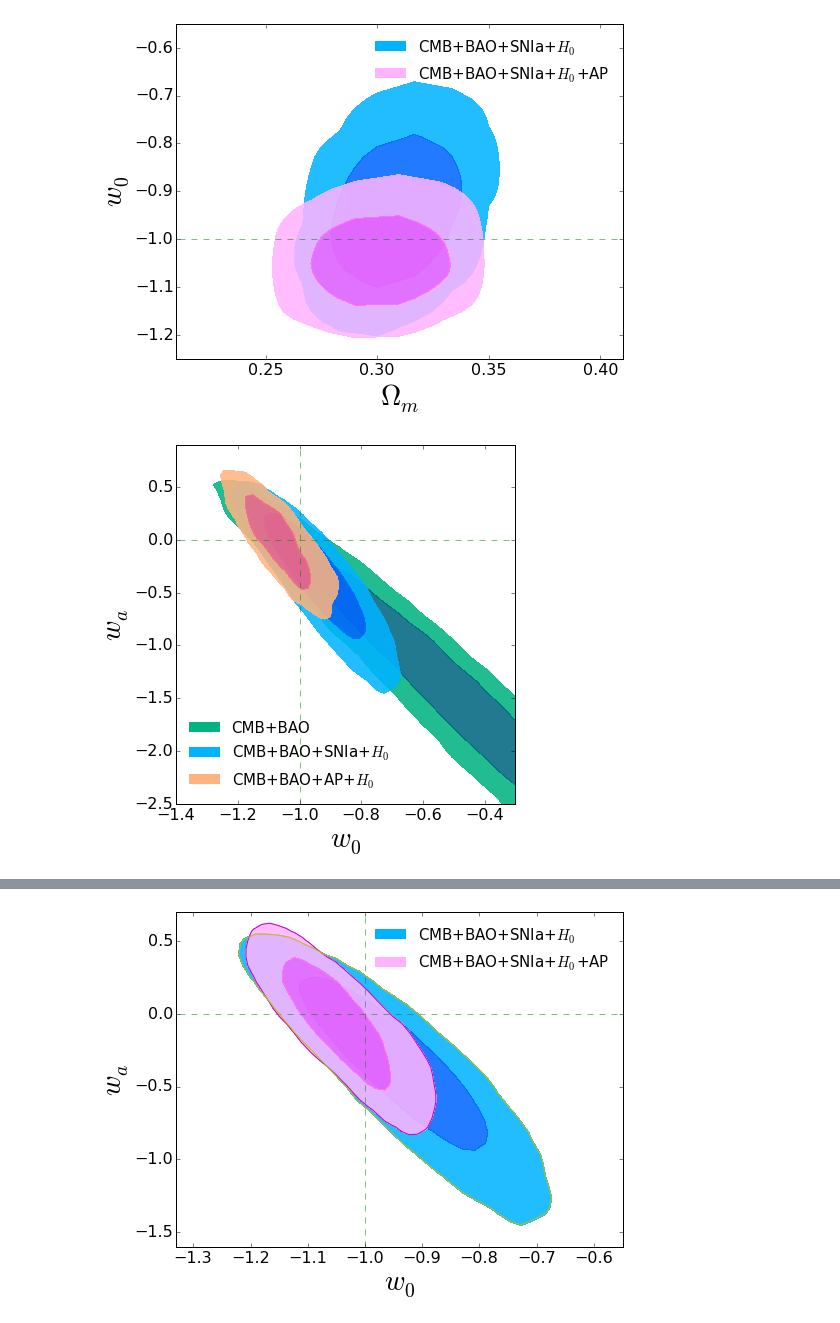
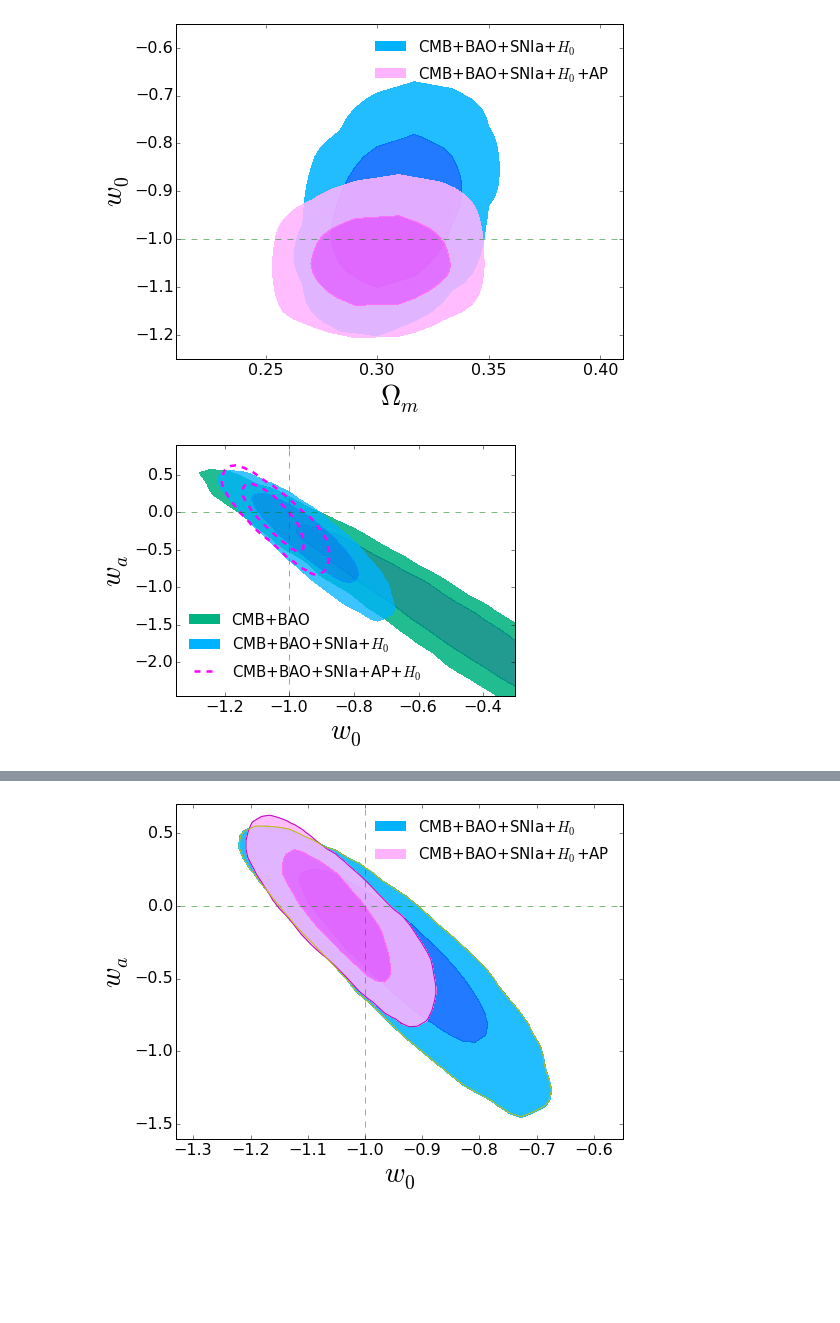
Before and after one commit to xiaodongli1986/2PCF_AP, a Jupyter notebook: 6.Plot_Contour_Draft.ipynb, the cells around one changed output, grey strips where cells are left out. Drawn from its saved outputs; the diff is of its cells as text; code cells hidden in the pictures; blank space fills up the shorter version.

```diff
--- a/6.Plot_Contour_Draft.ipynb
+++ b/6.Plot_Contour_Draft.ipynb
@@ -84,7 +84,8 @@ fig.savefig('./Draft/figCPL_a.'+figformat, format=figformat)
 # %%
 cosmomcdir = '/home/xiaodongli/software/cosmomcs/12Oct_generic/'
 
-fig, ax = figax(6,6)
+fig, ax = figax(6,4.5)
+
 
 if True:
     file1 = cosmomcdir+'plot_data/base_w_wa_plikHM_TTTEEE_lowTEB_BAO_simple'
@@ -95,12 +96,11 @@ if True:
     cnt0 = array([cnt[1], cnt[0]])
     cnt = array([cnt[1], cnt[0],cnt[0]/2,] )
     if True:
-        rlt1 = ax.contourf(X,Y,pts,cnt, colors=[[0,0.7,0.5],[0,0.4,0.5]], alpha=0.87,  linewidths=2,)
+        rlt1 = ax.contourf(X,Y,pts,cnt, colors=[[0,0.7,0.5],[0,0.55,0.5]], alpha=0.87,  linewidths=2,)
         ax.plot([-100,-100],[-100,-100], c= [0,0.7,0.5], label='CMB+BAO', lw=10)
     else:
         rlt1 = ax.contour(X,Y,pts,cnt0, colors=[[0,0.4,0.5],[0,0.4,0.5]],  alpha=0.5,linewidths=2,)
         ax.plot([-100,-100],[-100,-100], c= [0,0.4,0.5], label='CMB+BAO', alpha=0.5,lw=2,)
-
 
 if False:
     file1 = cosmomcdir+'plot_data/base_w_wa_plikHM_TTTEEE_lowTEB_BAO_H0'
@@ -126,7 +126,7 @@ if True:
     Y = Xfromdata(np.loadtxt(file1+'_p4.dat'))
     cnt = np.loadtxt(file1+'_2D_4_3_cont')
     cnt = array([cnt[1], cnt[0],cnt[0]/2,] )
-    rlt1 = ax.contourf(X,Y,pts,cnt, colors=[[0,0.7,1],[0,0.4,1]], alpha=0.87,  linewidths=2,)
+    rlt1 = ax.contourf(X,Y,pts,cnt, colors=[[0,0.7,1],[0,0.55,1]], alpha=0.77,  linewidths=2,)
     #w0waCont_1sig, w0waCont_2sig = rlt.Cntr.trace(0), rlt.Cntr.trace(1)
     ax.plot([-100,-100],[-100,-100], c= [0,0.7,1], label='CMB+BAO+SNIa+$H_0$', lw=10)
 
@@ -140,43 +140,48 @@ if False:
     rlt1 = ax.contourf(X,Y,pts,cnt, colors=[[1,0.7,0.5],[1,0.4,0.5]], alpha=0.87, linewidths=2,)
     ax.plot([-100,-100],[-100,-100], c= [1,0.7,0.5], label='CMB+BAO+AP', lw=10)
 
-if True:
+if False:
     file1 = cosmomcdir+'plot_data/base_w_wa_plikHM_TTTEEE_lowTEB_BAO_H0____base1omws_om0.2600_w-1.0000'
     pts = np.loadtxt(file1+'_2D_4_3')
     X = Xfromdata(np.loadtxt(file1+'_p3.dat'))
     Y = Xfromdata(np.loadtxt(file1+'_p4.dat'))
     cnt = np.loadtxt(file1+'_2D_4_3_cont')
     cnt = array([cnt[1], cnt[0],cnt[0]/2,] )
     rlt1 = ax.contourf(X,Y,pts,cnt, colors=[[1,0.7,0.5],[1,0.4,0.5]], alpha=0.87, linewidths=2,)
     ax.plot([-100,-100],[-100,-100], c= [1,0.7,0.5], label='CMB+BAO+AP+$H_0$', lw=10)
 
-if False:
+if True:
     file1 = cosmomcdir+'plot_data/base_w_wa_plikHM_TTTEEE_lowTEB_BAO_H070p6_JLA___base1omws_om0.2600_w-1.0000'
     pts = np.loadtxt(file1+'_2D_4_3')
     X = Xfromdata(np.loadtxt(file1+'_p3.dat'))
     Y = Xfromdata(np.loadtxt(file1+'_p4.dat'))
     cnt = np.loadtxt(file1+'_2D_4_3_cont')
-    cnt = array([cnt[1], cnt[0],cnt[0]/2,] )
-    rlt2 = ax.contourf(X,Y,pts,cnt,  colors=[[1,0.7,1],[1,0.4,1]],  alpha=0.87,
-                      linewidths=2, linestyles='-')
-    ax.plot([-100,-100],[-100,-100], c= [1,0.7,1], label='CMB+BAO+SNIa+AP+$H_0$', lw=10)
+    cnt = array([cnt[1], cnt[0]] )
+    rlt2 = ax.contour(X,Y,pts,cnt,  colors=[[1,0,1],[1,0,1]],  #alpha=0.87,
+                      #colors = 'k',
+                      linewidths=[2.5,2.5], linestyles='--')
+    #rlt2 = ax.contourf(X,Y,pts, [cnt[1], cnt[0]/2],  colors=[[1,0.7,1],[1,0.4,1]],  alpha=0.87,
+                      #colors = 'k',
+    #                  linewidths=[1,1.5], linestyles='-')
+    ax.plot([-100,-100],[-100,-100], c= [1,0,1], label='CMB+BAO+SNIa+AP+$H_0$', lw=2.5, linestyle='--')
+    #ax.plot([-100,-100],[-100,-100], c= 'k', label='CMB+BAO+SNIa+AP+$H_0$', lw=1.3)
 
 
 ax.legend(frameon=False, fontsize=15, loc='lower left')
 #ax.scatter([-1],[0], marker='+', linewidth=3, s=150, c='g')
 ax.plot([-2,2],[0,0], linewidth=0.5, ls='--', c='g')
 ax.plot([-1,-1],[-5,5], linewidth=0.5, ls='--', c='g')
 #ax.grid();
 ax.set_xlabel('$w_0$', fontsize=28)
 ax.set_ylabel('$w_a$', fontsize=28)
 #ax.set_xlim(-1.35, -0.45); ax.set_ylim(-2.1,0.9)
-ax.set_xlim(-1.4, -0.3); ax.set_ylim(-2.5,0.9)
+ax.set_xlim(-1.35, -0.3); ax.set_ylim(-2.45,0.9)
 #ax.set_xlim(-1.4,  0.3); ax.set_ylim(-3.5,0.7)
 fig.tight_layout()
-fig.savefig('./Draft/figCPL_b_BAOSNIaAP.'+figformat, format=figformat)
-#fig.savefig('./Draft/figCPL_b.'+figformat, format=figformat)
+#fig.savefig('./Draft/figCPL_b_BAOSNIaAP.'+figformat, format=figformat)
+fig.savefig('./Draft/figCPL_b.'+figformat, format=figformat)
 # %% [output]
-[figure, old version]
+[figure, new version]
 # %%
 cosmomcdir = '/home/xiaodongli/software/cosmomcs/12Oct_generic/'
 
```
Also changed, not shown: parts of 5 cells of this notebook, 4 other files.
